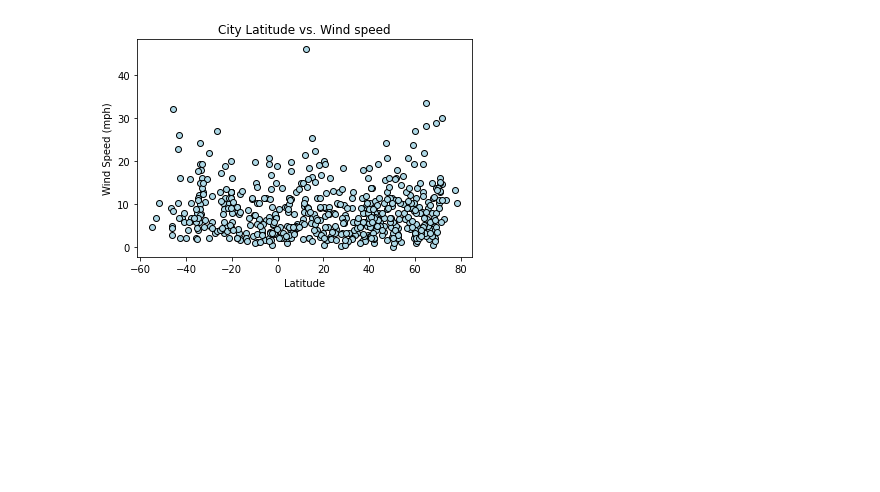
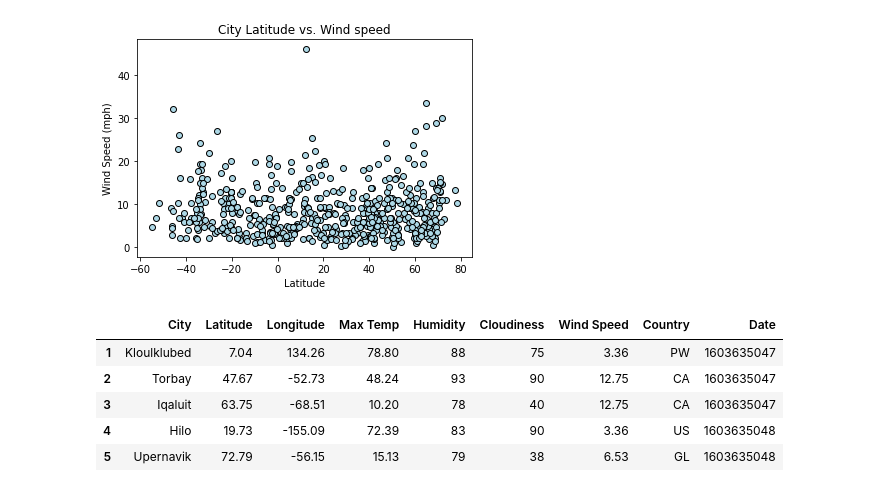
Before and after one commit to Laurel768/python-api-challenge, a Jupyter notebook: Working_copy_Weather.ipynb, the cells around one changed output. Drawn from its saved outputs; the diff is of its cells as text; code cells hidden in the pictures; blank space fills up the shorter version.

```diff
--- a/Working_copy_Weather.ipynb
+++ b/Working_copy_Weather.ipynb
@@ -261,0 +259,12 @@ Text(0, 0.5, 'Wind Speed (mph)')
+# %%
+# Create Northern and Southern Hemisphere DataFrames
+northern_city_data_df = clean_city_data.loc[clean_city_data["Latitude"] >= 0,:]
+southern_city_data_df = clean_city_data.loc[clean_city_data["Latitude"] < 0,:]
+northern_city_data_df.head()
+# %% [output]
+|  | City | Latitude | Longitude | Max Temp | Humidity | Cloudiness | Wind Speed | Country | Date |
+| 1 | Kloulklubed | 7.04 | 134.26 | 78.80 | 88 | 75 | 3.36 | PW | 1603635047 |
+| 2 | Torbay | 47.67 | -52.73 | 48.24 | 93 | 90 | 12.75 | CA | 1603635047 |
+| 3 | Iqaluit | 63.75 | -68.51 | 10.20 | 78 | 40 | 12.75 | CA | 1603635047 |
+| 4 | Hilo | 19.73 | -155.09 | 72.39 | 83 | 90 | 3.36 | US | 1603635048 |
+| 5 | Upernavik | 72.79 | -56.15 | 15.13 | 79 | 38 | 6.53 | GL | 1603635048 |
```
Also changed, not shown: parts of 7 cells of this notebook.
